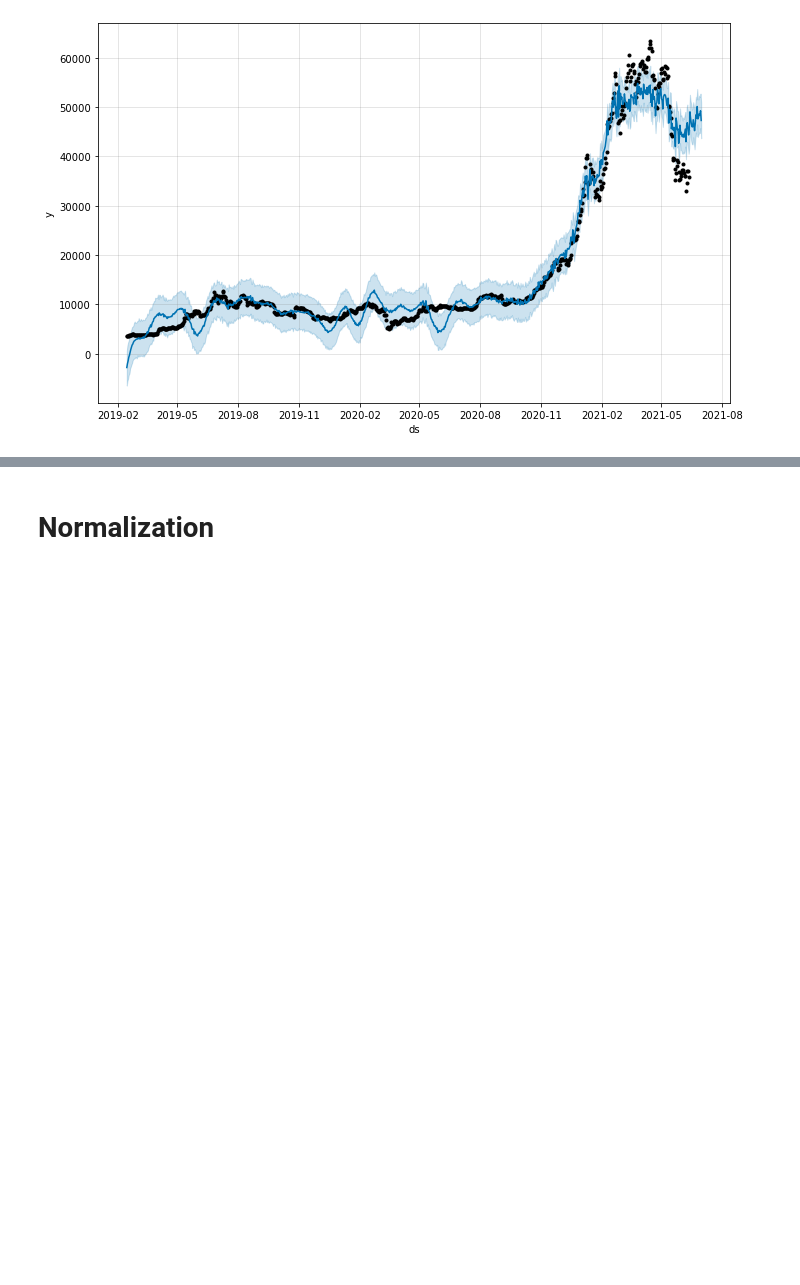
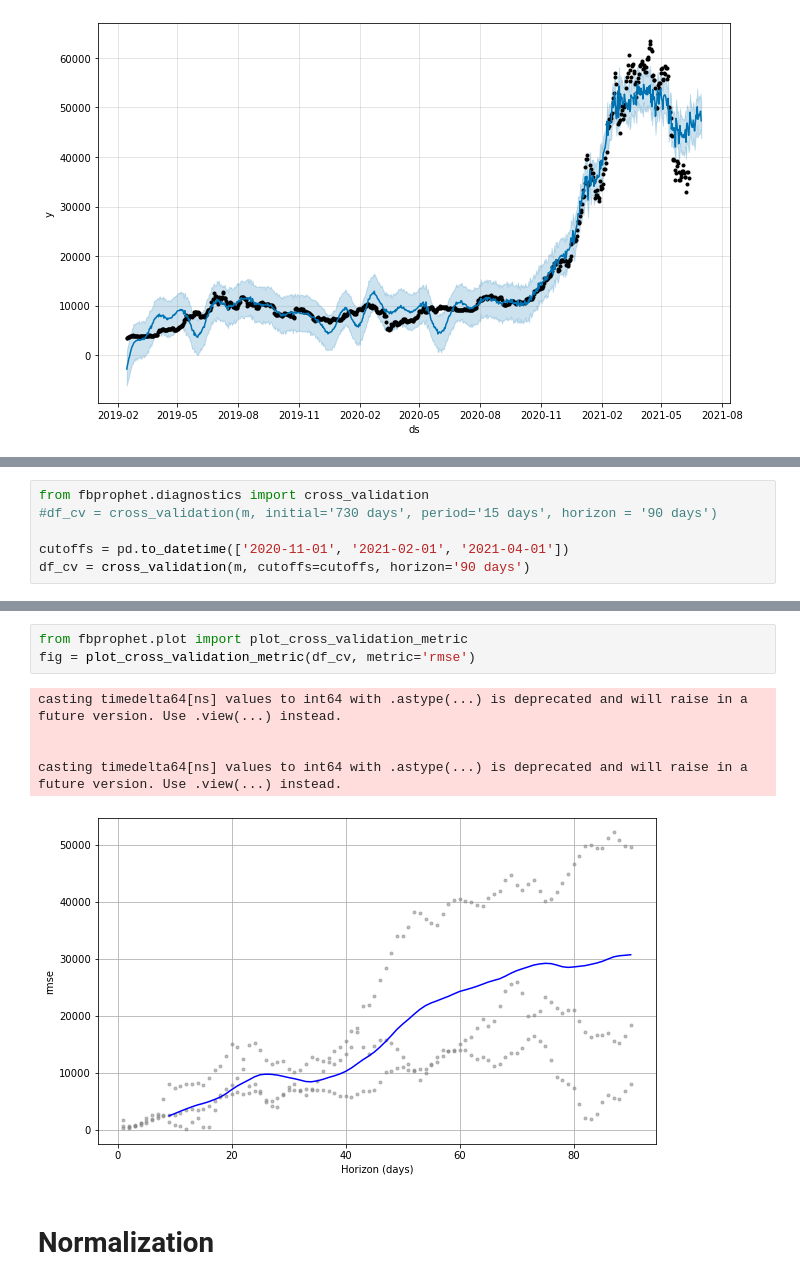
Before and after one commit to VeniJeen/CryptoSent, a Jupyter notebook: SandBox/test.ipynb, the cells around one changed output, grey strips where cells are left out. Drawn from its saved outputs; the diff is of its cells as text; blank space fills up the shorter version.

```diff
--- a/SandBox/test.ipynb
+++ b/SandBox/test.ipynb
@@ -293,0 +311,6 @@ INFO:fbprophet:Disabling daily seasonality. Run prophet with daily_seasonality=T
+# %%
+from fbprophet.diagnostics import cross_validation
+#df_cv = cross_validation(m, initial='730 days', period='15 days', horizon = '90 days')
+
+cutoffs = pd.to_datetime(['2020-11-01', '2021-02-01', '2021-04-01'])
+df_cv = cross_validation(m, cutoffs=cutoffs, horizon='90 days')
@@ -294,3 +328,12 @@ INFO:fbprophet:Disabling daily seasonality. Run prophet with daily_seasonality=T
+# %%
+from fbprophet.plot import plot_cross_validation_metric
+fig = plot_cross_validation_metric(df_cv, metric='rmse')
+# %% [output]
+casting timedelta64[ns] values to int64 with .astype(...) is deprecated and will raise in a future version. Use .view(...) instead.
+
+
+casting timedelta64[ns] values to int64 with .astype(...) is deprecated and will raise in a future version. Use .view(...) instead.
+[figure, added]
 # %% [markdown]
 # Normalization
 # %% [markdown]
```
Also changed, not shown: parts of 5 cells of this notebook, 2 other files.
